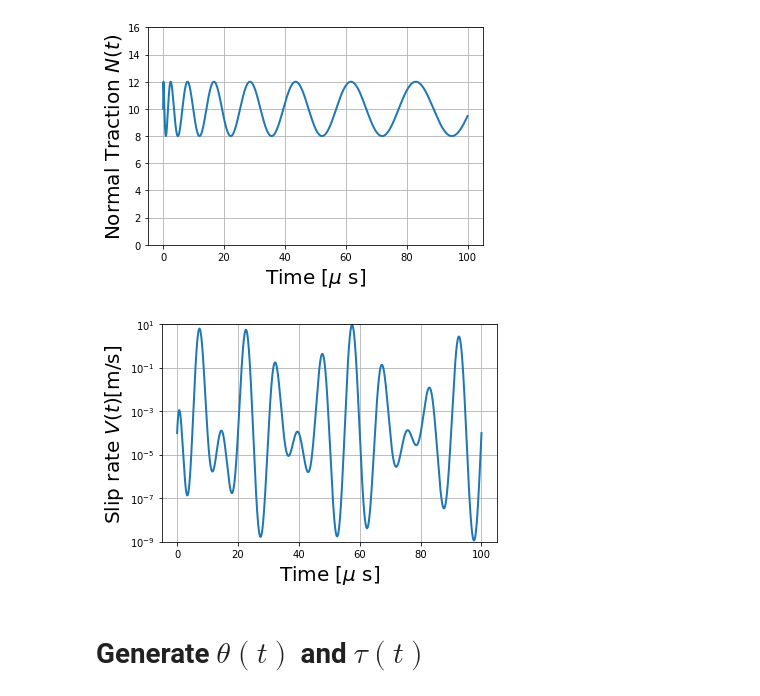
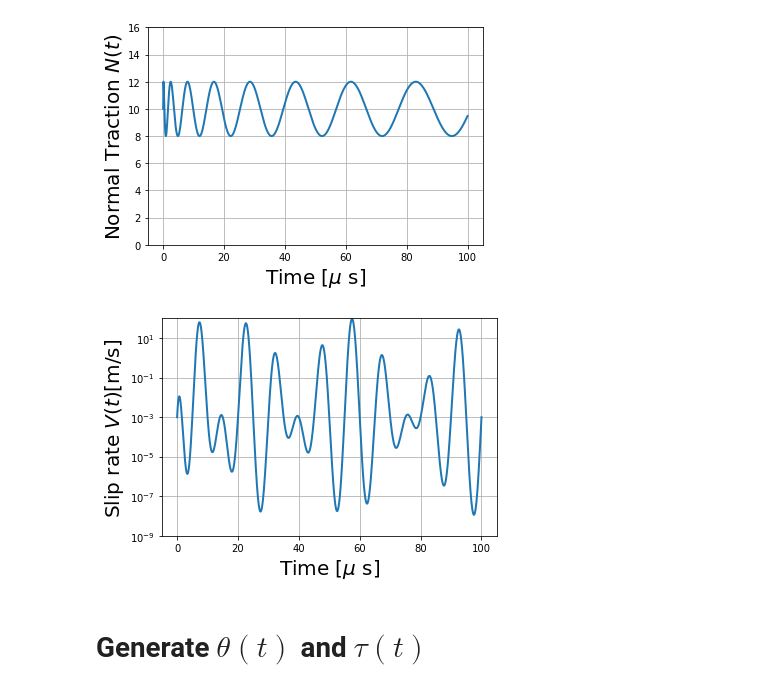
Before and after one commit to Shengduo/RateStateFrictionTraining, a Jupyter notebook: Trial.ipynb, the cells around one changed output. Cells and saved outputs as stored; diff of their text form; code cells hidden in the pictures.

```diff
--- a/Trial.ipynb
+++ b/Trial.ipynb
@@ -126,7 +126,7 @@ Vw:        1000000.0
 fw:        0.2
 # %%
 # Set t [s], N(t) [MPa]
-t = torch.linspace(0., 100., 10000, dtype=torch.float64) * 1.0e-6
+t = torch.linspace(0., 100., 1000, dtype=torch.float64) * 1.0e-6
 N = torch.ones(t.shape, dtype=torch.float64) * 10 + 2 * torch.sin(5 * torch.sqrt(1.e6 * t))
 plt.plot(1e6 * t, N, linewidth=2.0)
 plt.xlabel('Time [$\mu$ s]', fontsize=20)
@@ -139,16 +139,16 @@ plt.show()
 # %%
 # Set V(t) [m/s]
 T = 10. # [\mu s], minimal positive period
-V = torch.pow(10., torch.ones(t.shape, dtype=torch.float64) * (-4.)  + \
+V = torch.pow(10., 1. + torch.ones(t.shape, dtype=torch.float64) * (-4.)  + \
               5. * torch.cos(2 * torch.pi * 0.2 * torch.sqrt(1.e6 * t)) * torch.sin(2 * torch.pi / T * 1.e6 * t))
 plt.semilogy(1e6 * t, V, linewidth=2.0)
 plt.xlabel('Time [$\mu$ s]', fontsize=20)
 plt.ylabel('Slip rate $V(t) \mathrm{[m/s]}$', fontsize=20)
-plt.ylim([1e-9, 10.])
+plt.ylim([1e-9, 100.])
 plt.grid()
 plt.show()
 # %% [output]
-[figure, old version]
+[figure, new version]
 # %% [markdown]
 # Generate $\theta(t)$ and $\tau(t)$
 # %%
```
Also changed, not shown: parts of 10 cells of this notebook, 1 other file.
